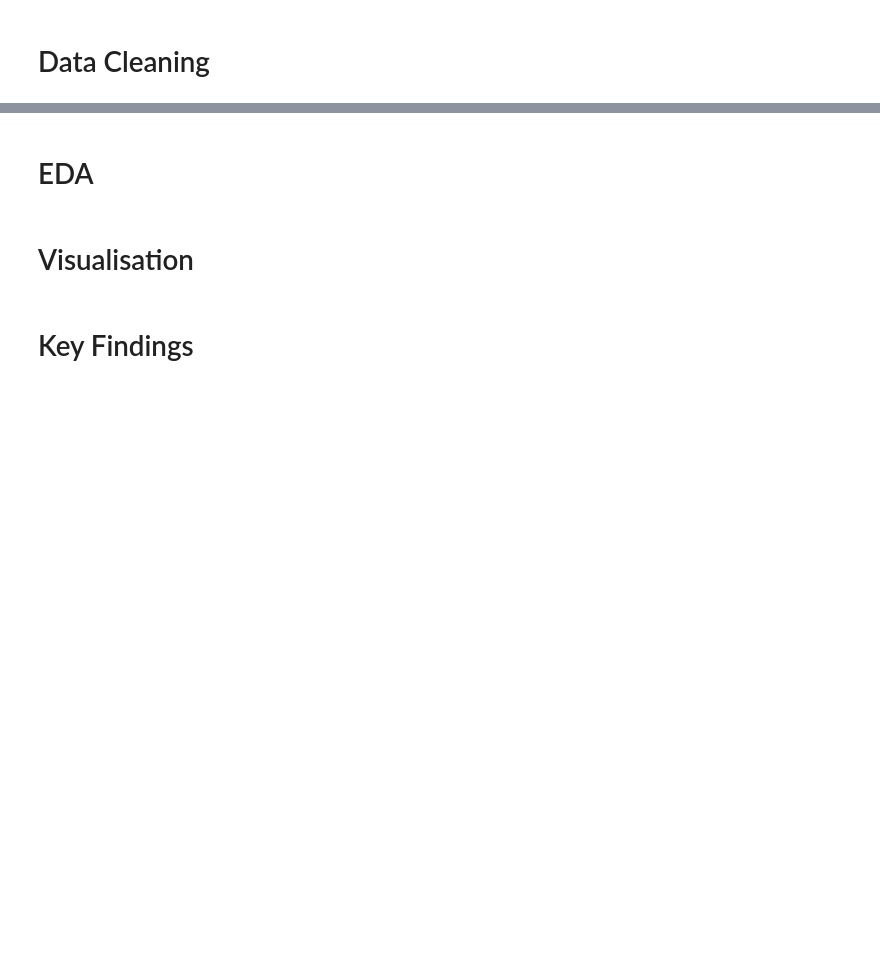
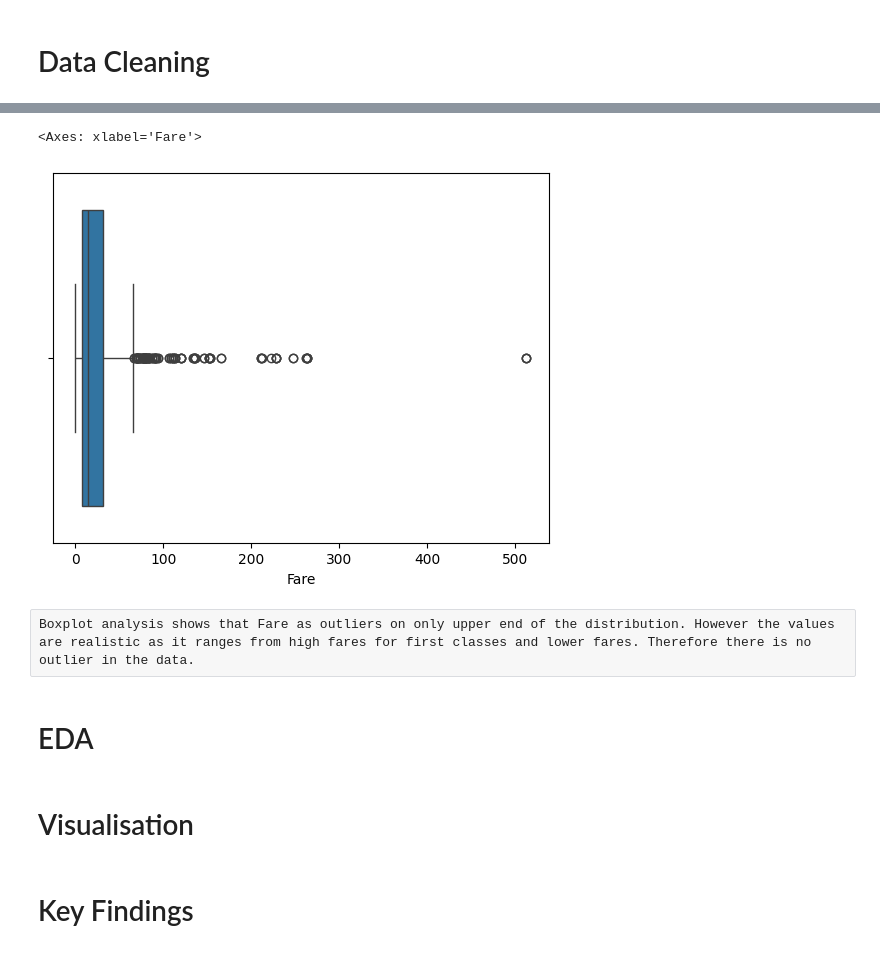
Before and after one commit to raibhardwaj05/titanic-data-cleaning-and-eda, a Jupyter notebook: eda.ipynb, the cells around one changed output, grey strips where cells are left out. Drawn from its saved outputs; the diff is of its cells as text; code cells hidden in the pictures; blank space fills up the shorter version.

```diff
--- a/eda.ipynb
+++ b/eda.ipynb
@@ -207,3 +466,10 @@ freq (appearance count of the top values)
+# %%
+sns.boxplot(x=df["Fare"])
+# %% [output]
+<Axes: xlabel='Fare'>
+[figure, added]
+# %% [raw]
+Boxplot analysis shows that Fare as outliers on only upper end of the distribution. However the values are realistic as it ranges from high fares for first classes and lower fares. Therefore there is no outlier in the data.
 # %% [markdown]
 # EDA
 # %% [markdown]
```
Also changed, not shown: parts of 43 cells of this notebook, 1 other file.
